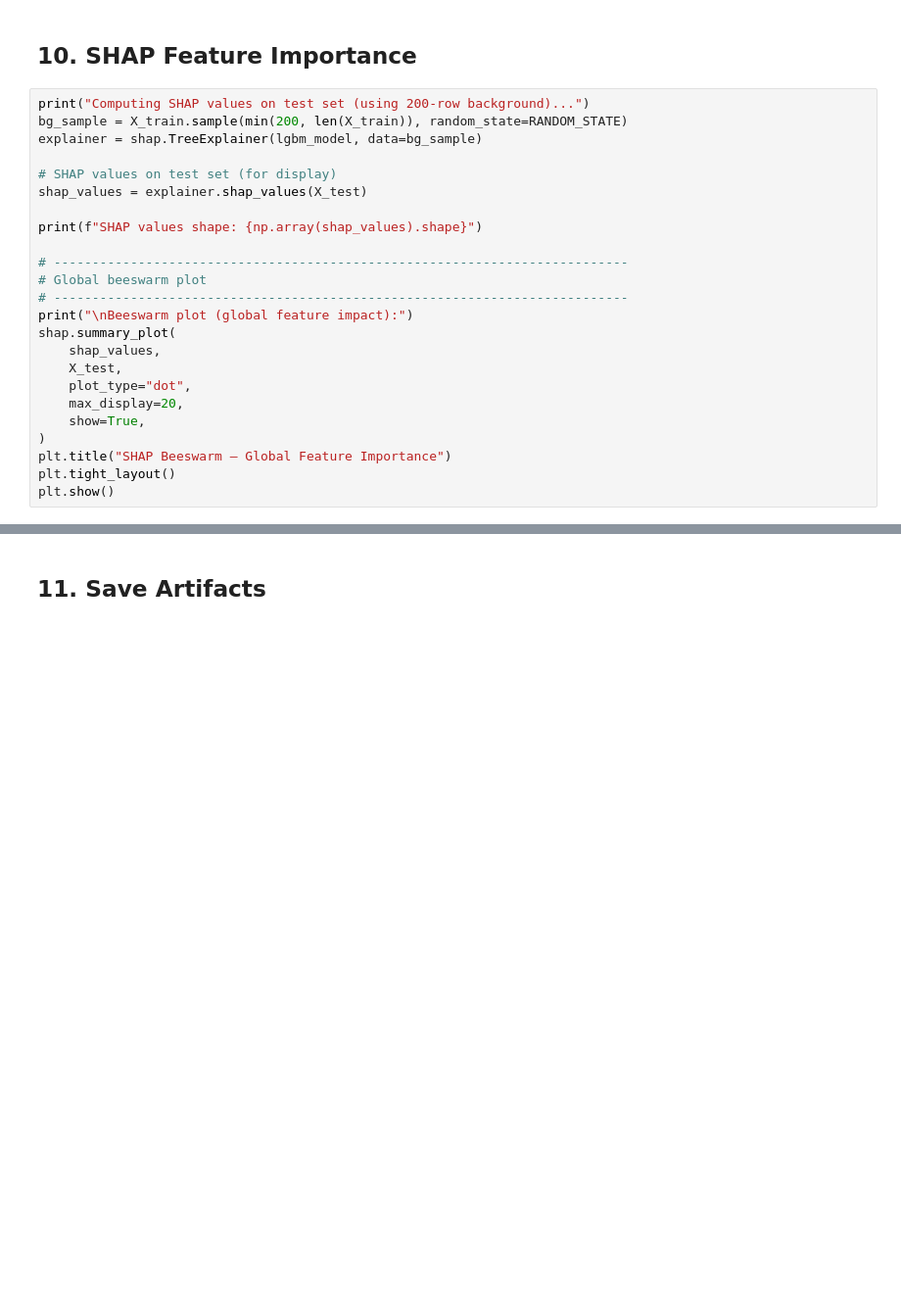
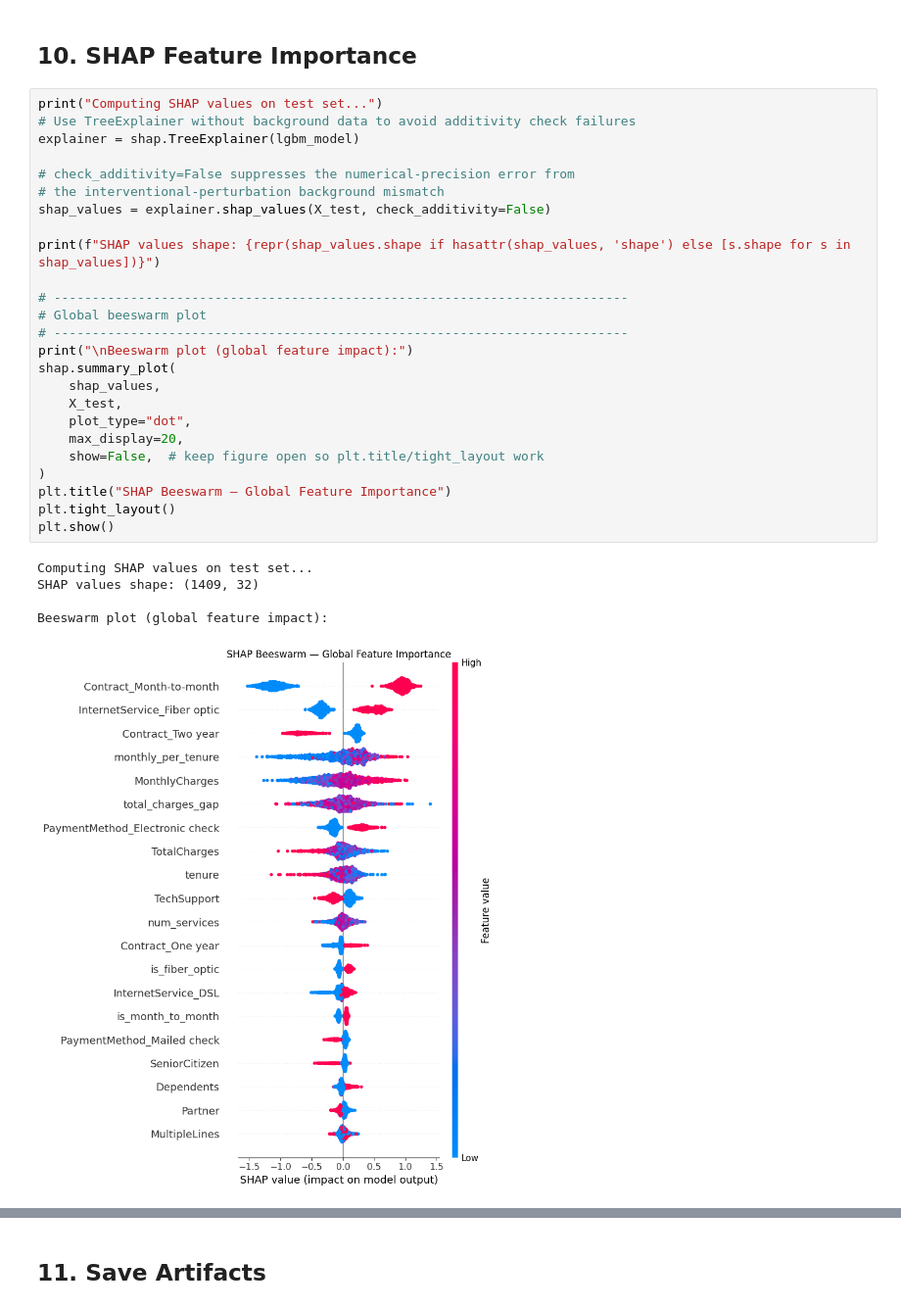
Before and after one commit to aayancheng/Marketing-Analytics, a Jupyter notebook: m03_churn/notebooks/02_model_training.ipynb, the cells around one changed output, grey strips where cells are left out. Shown at 98% size. Saved outputs shown, nothing was run; the diff lists cells and outputs as text; blank space fills up the shorter version.

```diff
--- a/m03_churn/notebooks/02_model_training.ipynb
+++ b/m03_churn/notebooks/02_model_training.ipynb
@@ -476,29 +576,36 @@ plt.show()
 # %% [markdown]
 ## 10. SHAP Feature Importance
 # %%
-print("Computing SHAP values on test set (using 200-row background)...")
-bg_sample = X_train.sample(min(200, len(X_train)), random_state=RANDOM_STATE)
-explainer = shap.TreeExplainer(lgbm_model, data=bg_sample)
+print("Computing SHAP values on test set...")
+# Use TreeExplainer without background data to avoid additivity check failures
+explainer = shap.TreeExplainer(lgbm_model)
 
-# SHAP values on test set (for display)
-shap_values = explainer.shap_values(X_test)
+# check_additivity=False suppresses the numerical-precision error from
+# the interventional-perturbation background mismatch
+shap_values = explainer.shap_values(X_test, check_additivity=False)
 
-print(f"SHAP values shape: {np.array(shap_values).shape}")
+print(f"SHAP values shape: {repr(shap_values.shape if hasattr(shap_values, 'shape') else [s.shape for s in shap_values])}")
 
 # ---------------------------------------------------------------------------
 # Global beeswarm plot
 # ---------------------------------------------------------------------------
 print("\nBeeswarm plot (global feature impact):")
 shap.summary_plot(
     shap_values,
     X_test,
     plot_type="dot",
     max_display=20,
-    show=True,
+    show=False,  # keep figure open so plt.title/tight_layout work
 )
 plt.title("SHAP Beeswarm — Global Feature Importance")
 plt.tight_layout()
 plt.show()
+# %% [output]
+Computing SHAP values on test set...
+SHAP values shape: (1409, 32)
+
+Beeswarm plot (global feature impact):
+[figure, added]
 # %%
 # ---------------------------------------------------------------------------
 # Top-10 feature importance bar chart (mean |SHAP|)
```
Also changed, not shown: parts of 11 cells of this notebook, 55 other files.
